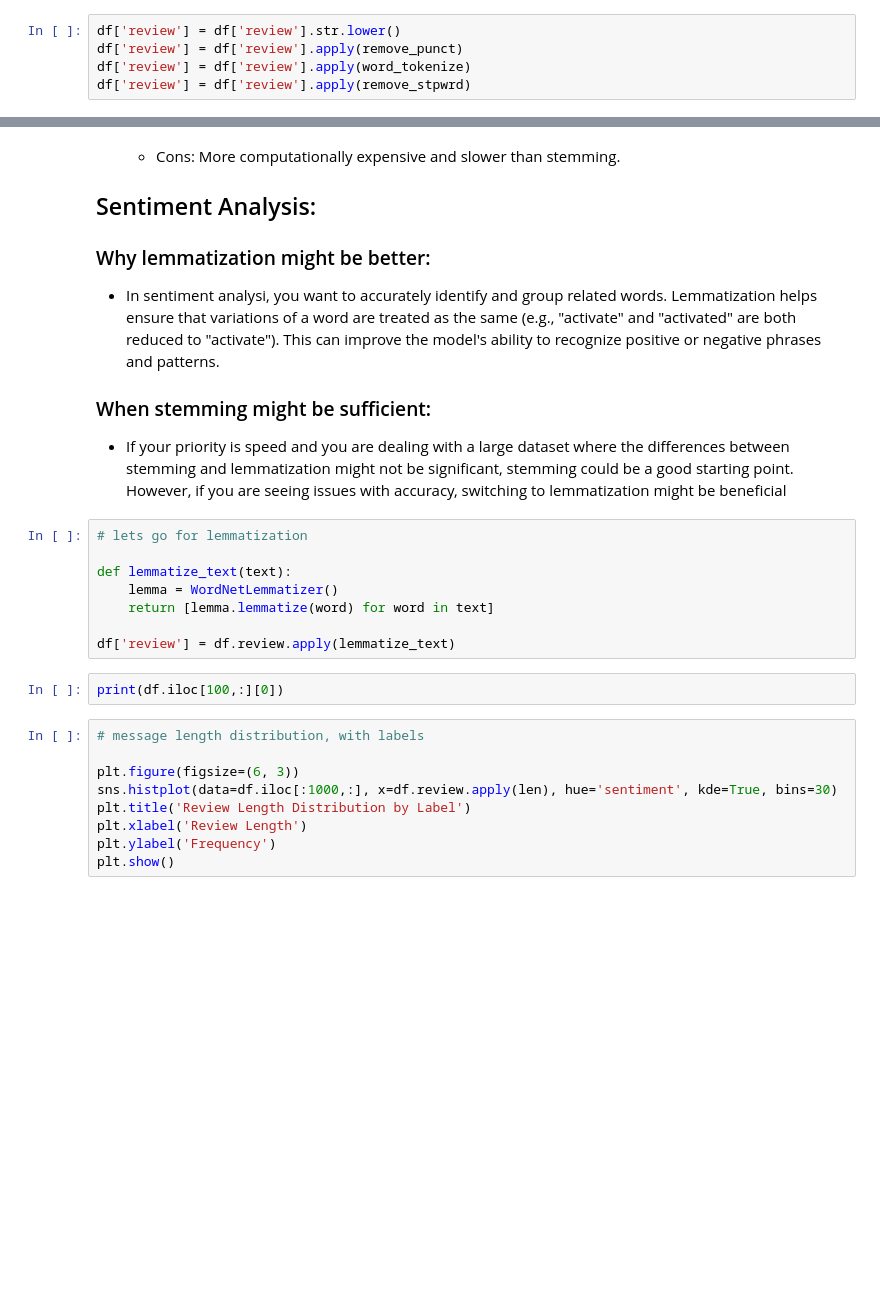
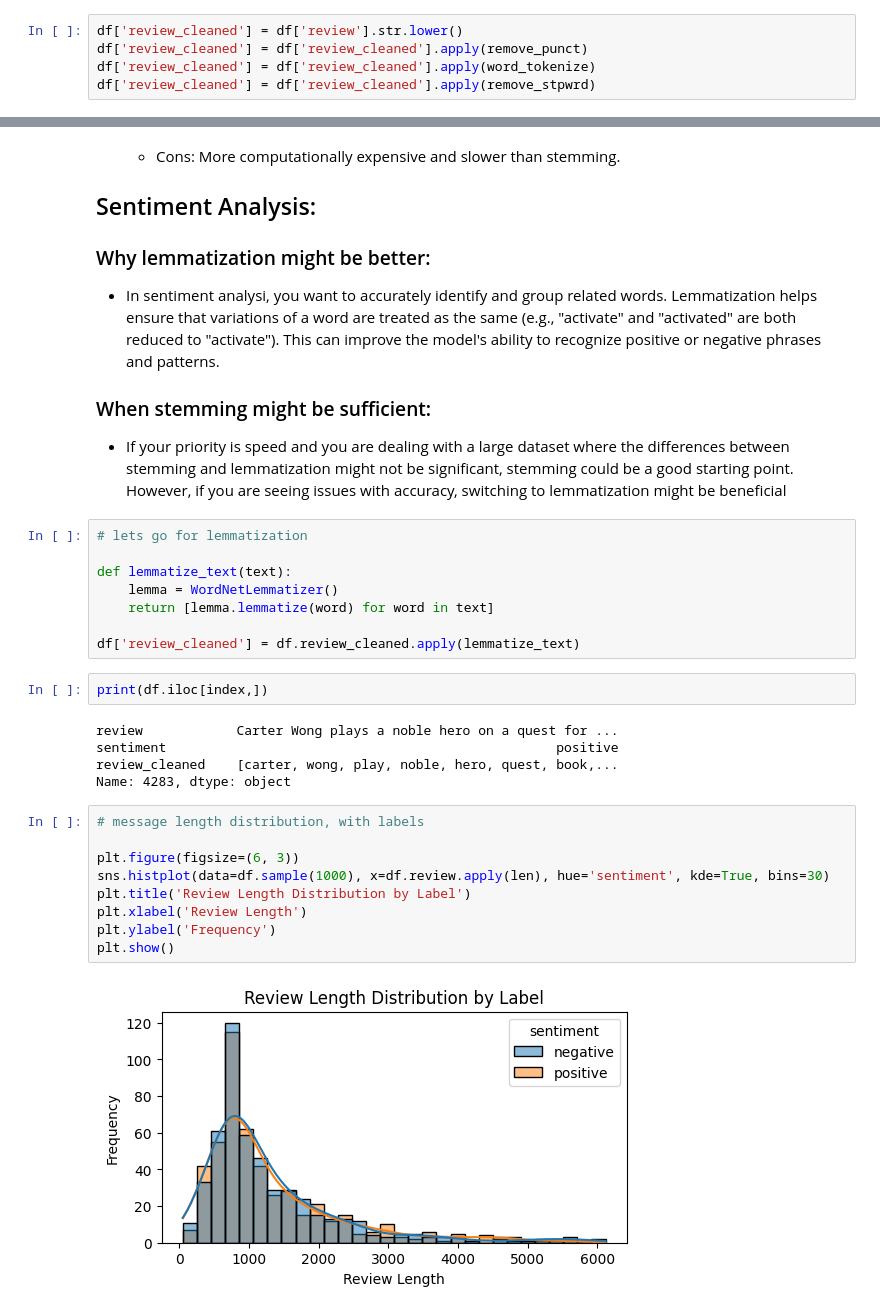
Before and after one commit to saGit1990/Sentiment-Analysis-on-IMDB-Reviews, a Jupyter notebook: sentiment_analysis.ipynb, the cells around one changed output, grey strips where cells are left out. Drawn from its saved outputs; the diff is of its cells as text; blank space fills up the shorter version.

```diff
--- a/sentiment_analysis.ipynb
+++ b/sentiment_analysis.ipynb
@@ -73,6 +108,6 @@ df.sample()
 # %%
-df['review'] = df['review'].str.lower()
-df['review'] = df['review'].apply(remove_punct)
-df['review'] = df['review'].apply(word_tokenize)
-df['review'] = df['review'].apply(remove_stpwrd)
+df['review_cleaned'] = df['review'].str.lower()
+df['review_cleaned'] = df['review_cleaned'].apply(remove_punct)
+df['review_cleaned'] = df['review_cleaned'].apply(word_tokenize)
+df['review_cleaned'] = df['review_cleaned'].apply(remove_stpwrd)
 # %%
@@ -104,15 +144,22 @@ def lemmatize_text(text):
     lemma = WordNetLemmatizer()
     return [lemma.lemmatize(word) for word in text]
 
-df['review'] = df.review.apply(lemmatize_text)
+df['review_cleaned'] = df.review_cleaned.apply(lemmatize_text)
 # %%
-print(df.iloc[100,:][0])
+print(df.iloc[index,])
+# %% [output]
+review            Carter Wong plays a noble hero on a quest for ...
+sentiment                                                  positive
+review_cleaned    [carter, wong, play, noble, hero, quest, book,...
+Name: 4283, dtype: object
 # %%
 # message length distribution, with labels
 
 plt.figure(figsize=(6, 3))
-sns.histplot(data=df.iloc[:1000,:], x=df.review.apply(len), hue='sentiment', kde=True, bins=30)
+sns.histplot(data=df.sample(1000), x=df.review.apply(len), hue='sentiment', kde=True, bins=30)
 plt.title('Review Length Distribution by Label')
 plt.xlabel('Review Length')
 plt.ylabel('Frequency')
 plt.show()
+# %% [output]
+[figure, added]
```
Also changed, not shown: parts of 29 cells of this notebook, 3 other files.
